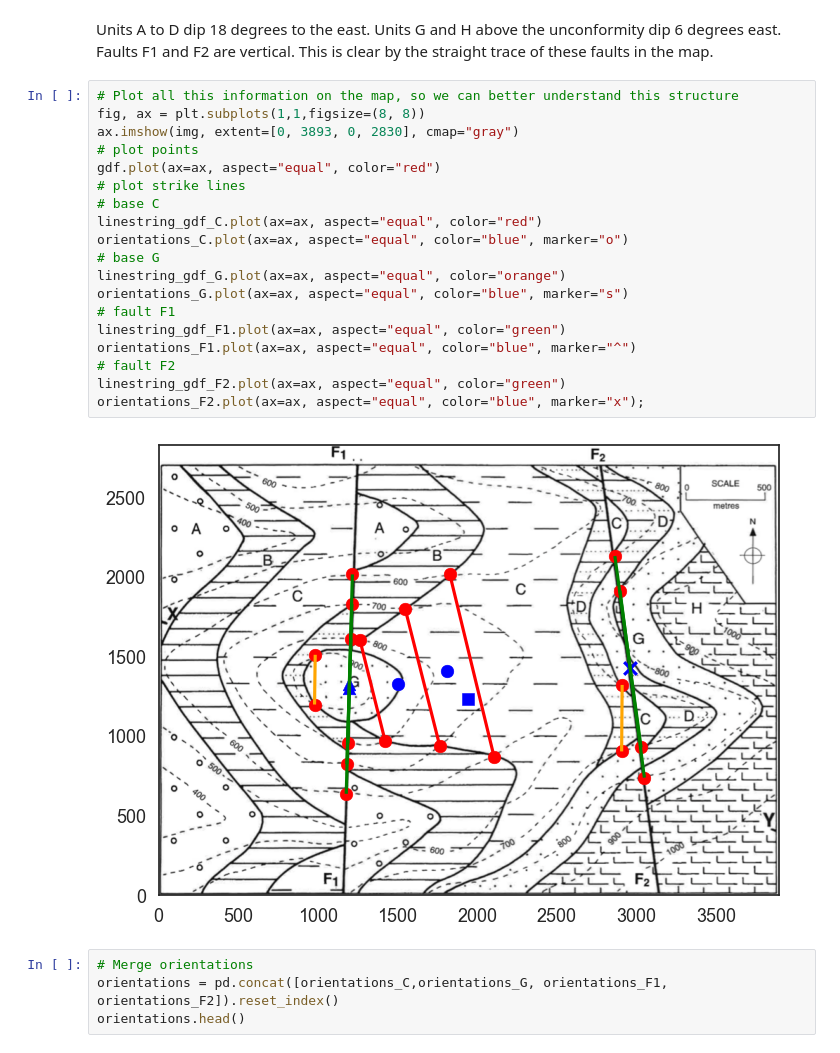
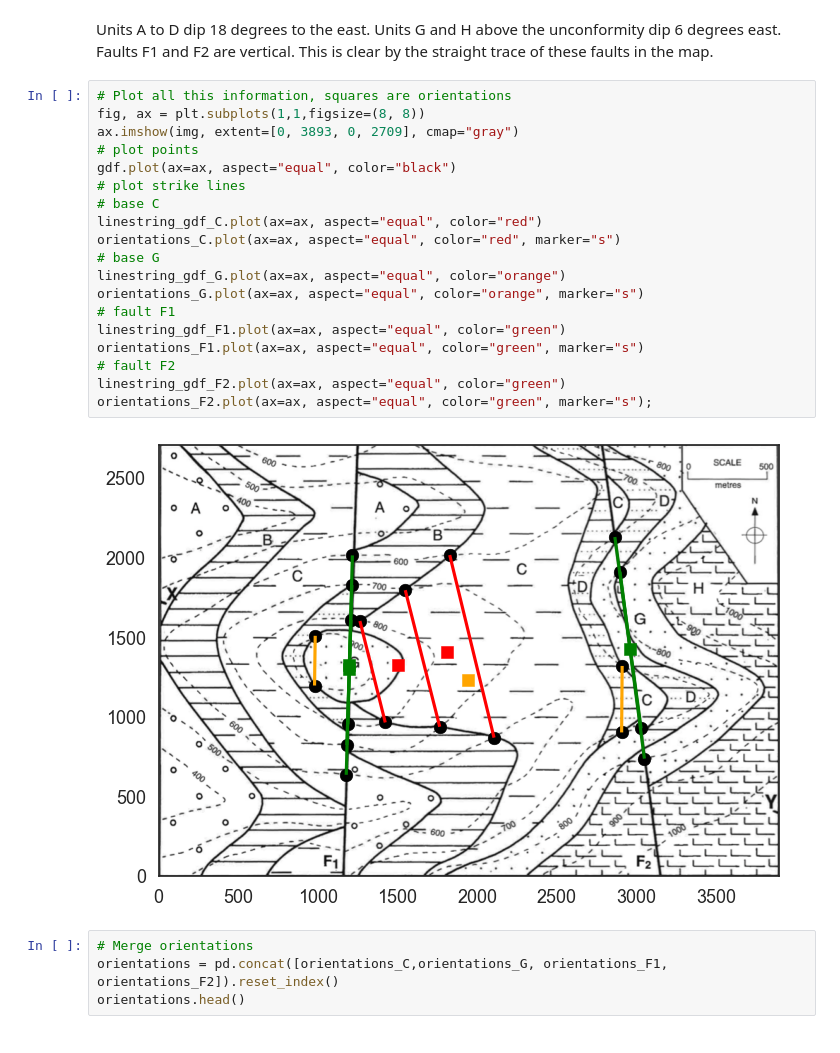
Before and after one commit to nfcd/mapsTo3DModels, a Jupyter notebook: map7_faults_unconformity/map7_faults_unconformity.ipynb, the cells around one changed output. Drawn from its saved outputs; the diff is of its cells as text.

```diff
--- a/map7_faults_unconformity/map7_faults_unconformity.ipynb
+++ b/map7_faults_unconformity/map7_faults_unconformity.ipynb
@@ -183,26 +183,26 @@ F2 dip = 90.00, azimuth = 82.37
 # %% [markdown]
 Units A to D dip 18 degrees to the east. Units G and H above the unconformity dip 6 degrees east. Faults F1 and F2 are vertical. This is clear by the straight trace of these faults in the map.
 # %%
-# Plot all this information on the map, so we can better understand this structure
+# Plot all this information, squares are orientations
 fig, ax = plt.subplots(1,1,figsize=(8, 8))
-ax.imshow(img, extent=[0, 3893, 0, 2830], cmap="gray")
+ax.imshow(img, extent=[0, 3893, 0, 2709], cmap="gray")
 # plot points
-gdf.plot(ax=ax, aspect="equal", color="red")
+gdf.plot(ax=ax, aspect="equal", color="black")
 # plot strike lines
 # base C
 linestring_gdf_C.plot(ax=ax, aspect="equal", color="red")
-orientations_C.plot(ax=ax, aspect="equal", color="blue", marker="o")
+orientations_C.plot(ax=ax, aspect="equal", color="red", marker="s")
 # base G
 linestring_gdf_G.plot(ax=ax, aspect="equal", color="orange")
-orientations_G.plot(ax=ax, aspect="equal", color="blue", marker="s")
+orientations_G.plot(ax=ax, aspect="equal", color="orange", marker="s")
 # fault F1
 linestring_gdf_F1.plot(ax=ax, aspect="equal", color="green")
-orientations_F1.plot(ax=ax, aspect="equal", color="blue", marker="^")
+orientations_F1.plot(ax=ax, aspect="equal", color="green", marker="s")
 # fault F2
 linestring_gdf_F2.plot(ax=ax, aspect="equal", color="green")
-orientations_F2.plot(ax=ax, aspect="equal", color="blue", marker="x");
+orientations_F2.plot(ax=ax, aspect="equal", color="green", marker="s");
 # %% [output]
-[figure, old version]
+[figure, new version]
 # %%
 # Merge orientations
 orientations = pd.concat([orientations_C,orientations_G, orientations_F1, orientations_F2]).reset_index()
```
Also changed, not shown: parts of 4 cells of this notebook, 8 other files.
